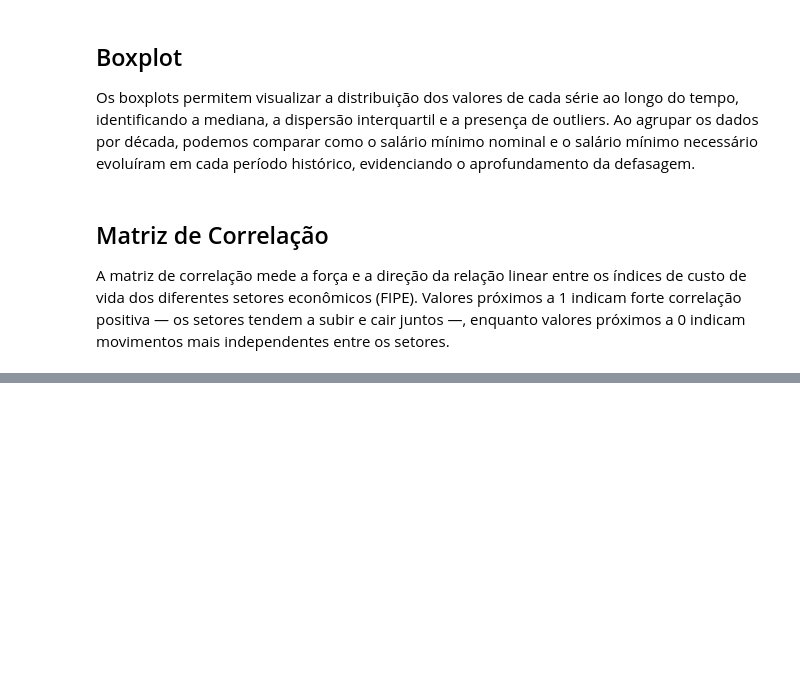
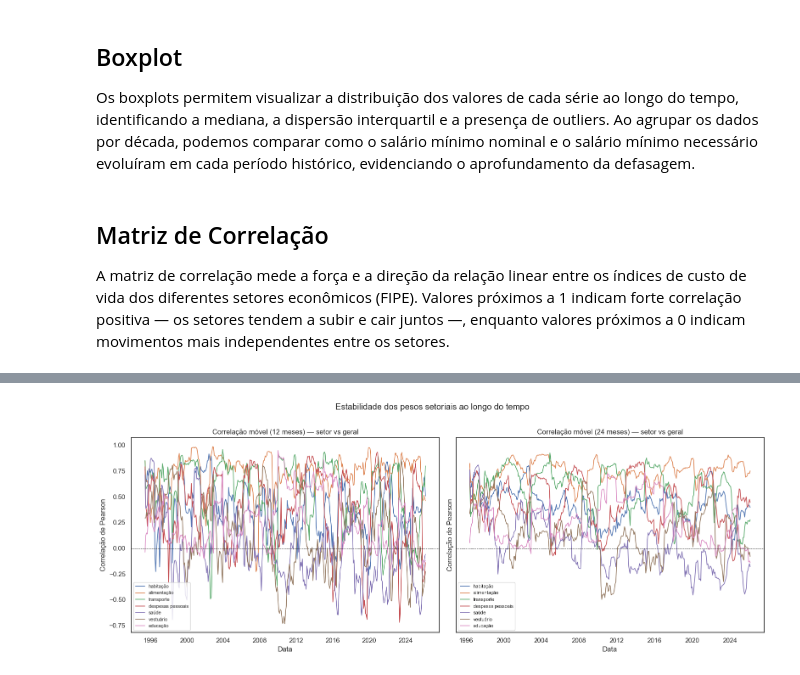
Before and after one commit to MonneratRJ/mvp-inflacao, a Jupyter notebook: notebooks/analysis.ipynb, the cells around one changed output, grey strips where cells are left out. Cells and saved outputs as stored; diff of their text form; code cells hidden in the pictures; blank space fills up the shorter version.

```diff
--- a/notebooks/analysis.ipynb
+++ b/notebooks/analysis.ipynb
@@ -715,0 +730,24 @@ A análise exploratória aqui desenvolvida não tem caráter preditivo, mas esta
+# %%
+# Passo 4 — Correlações móveis (rolling 12 e 24 meses) — setor vs geral
+# Usa variações percentuais mensais (mesma base do Passo 3)
+
+ret_dated = df[setores_sem_geral + ['geral', 'date']].copy().set_index('date')
+ret_pct   = ret_dated.pct_change().dropna()
+
+fig, axes = plt.subplots(1, 2, figsize=(16, 6), sharey=True)
+
+for ax, window, label in zip(axes, [12, 24], ['12 meses', '24 meses']):
+    for setor in setores_sem_geral:
+        roll_corr = ret_pct[setor].rolling(window).corr(ret_pct['geral'])
+        ax.plot(roll_corr.index, roll_corr, label=setor, linewidth=1.2)
+    ax.axhline(0, color='black', linewidth=0.6, linestyle='--')
+    ax.set_title(f'Correlação móvel ({label}) — setor vs geral')
+    ax.set_xlabel('Data')
+    ax.set_ylabel('Correlação de Pearson')
+    ax.legend(fontsize=8, loc='lower left')
+
+plt.suptitle('Estabilidade dos pesos setoriais ao longo do tempo', y=1.01)
+plt.tight_layout()
+plt.show()
+# %% [output]
+[figure, added]
```
Also changed, not shown: parts of 40 cells of this notebook.
